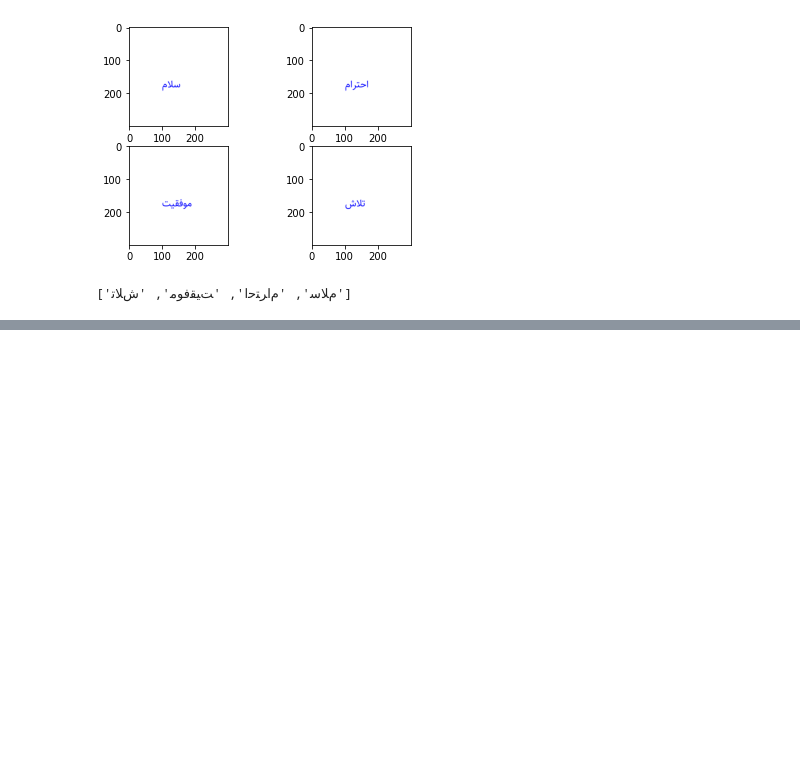
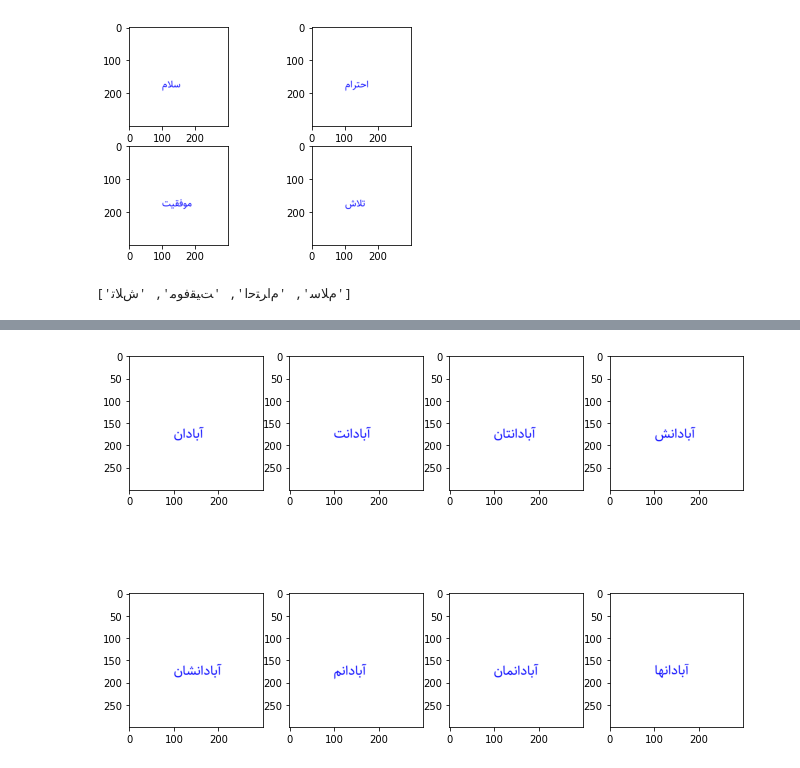
Before and after one commit to hejazn86/OCR_Persian_textDetecter, a Jupyter notebook: OCR_experimental_codes.ipynb, the cells around one changed output, grey strips where cells are left out. Drawn from its saved outputs; the diff is of its cells as text; code cells hidden in the pictures; blank space fills up the shorter version.

```diff
--- a/OCR_experimental_codes.ipynb
+++ b/OCR_experimental_codes.ipynb
@@ -175,0 +233,39 @@ Requirement already satisfied: future in /usr/local/lib/python3.6/dist-packages
+# %%
+#import the data and preparing it as a list
+import pandas as pd
+import csv
+
+path = '/drive/My Drive/datasets/Persian Words.xlsx'
+data_file = pd.read_excel(path)
+data_file.to_csv('/drive/My Drive/datasets/Persian Words.csv', index=None, header=True)
+
+words_list = []
+with open('/drive/My Drive/datasets/Persian Words.csv') as persian_words:
+  reader = csv.reader(persian_words, delimiter=',')
+  next(reader)
+  for col in reader:
+    words_list.append(col[2])
+
+#print(words_list[5:100005])
+words = words_list[5:30005]
+# %%
+#craeting the dataset
+bidi_words = []
+image_text = []
+
+bidi_words = [bidi_text(word) for word in words]
+image_text = [putting_text(create_image(), bw) for bw in bidi_words]
+# %%
+#visualizing numbers of the data
+plt.figure(figsize=(11, 8))
+plt.subplot(241).imshow(image_text[0])
+plt.subplot(242).imshow(image_text[1])
+plt.subplot(243).imshow(image_text[2])
+plt.subplot(244).imshow(image_text[3])
+plt.subplot(245).imshow(image_text[4])
+plt.subplot(246).imshow(image_text[5])
+plt.subplot(247).imshow(image_text[6])
+plt.subplot(248).imshow(image_text[7])
+plt.show()
+# %% [output]
+[figure, added]
```
Also changed, not shown: parts of 1 cell of this notebook.
